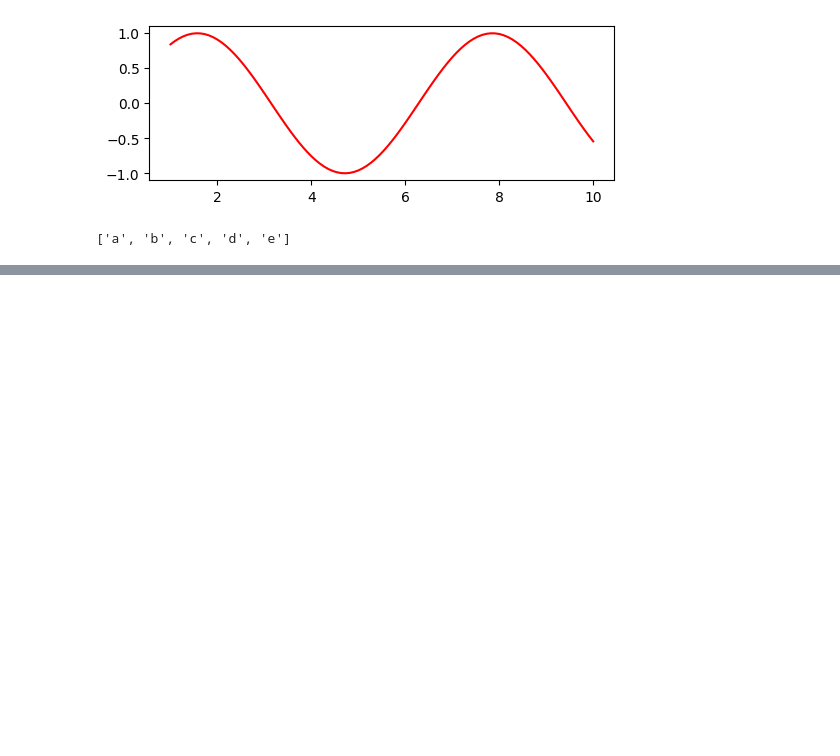
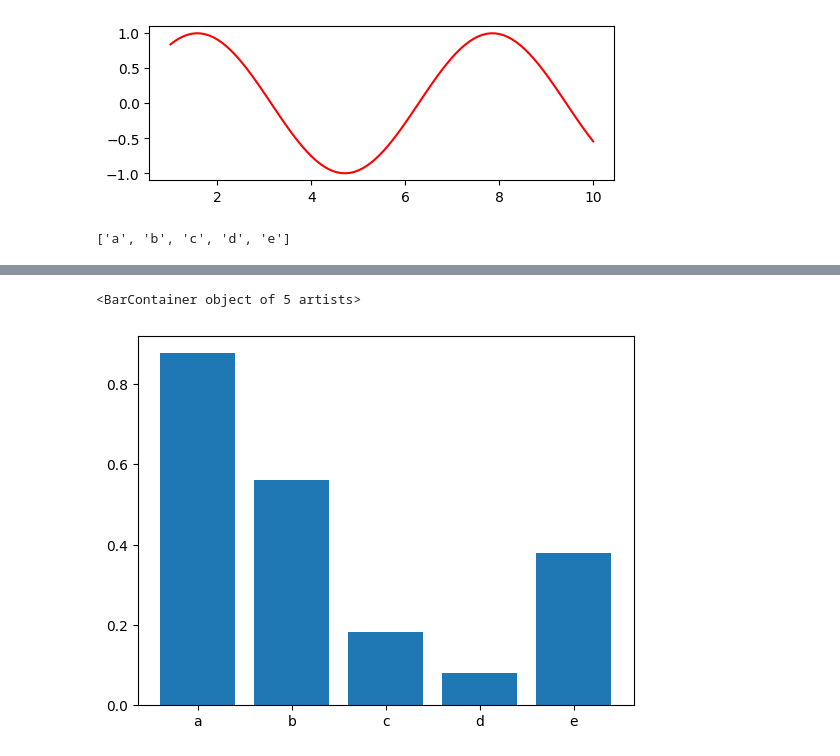
Before and after one commit to prshntshinde/pw-datascience, a Jupyter notebook: practice_sessions/visualization/matplotlib.ipynb, the cells around one changed output, grey strips where cells are left out. Cells and saved outputs as stored; diff of their text form; code cells hidden in the pictures; blank space fills up the shorter version.

```diff
--- a/practice_sessions/visualization/matplotlib.ipynb
+++ b/practice_sessions/visualization/matplotlib.ipynb
@@ -184,0 +185,5 @@ plt.
+# %%
+plt.bar(x, y)
+# %% [output]
+<BarContainer object of 5 artists>
+[figure, added]
```
Also changed, not shown: parts of 33 cells of this notebook, 1 other file.
